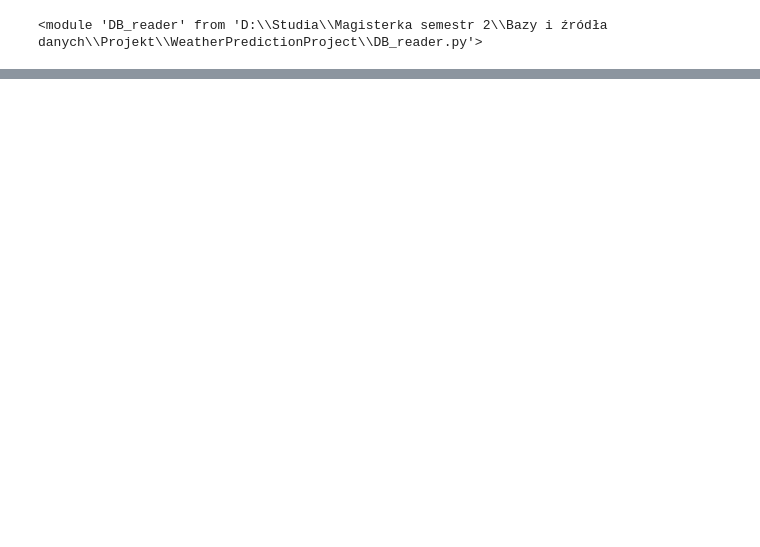
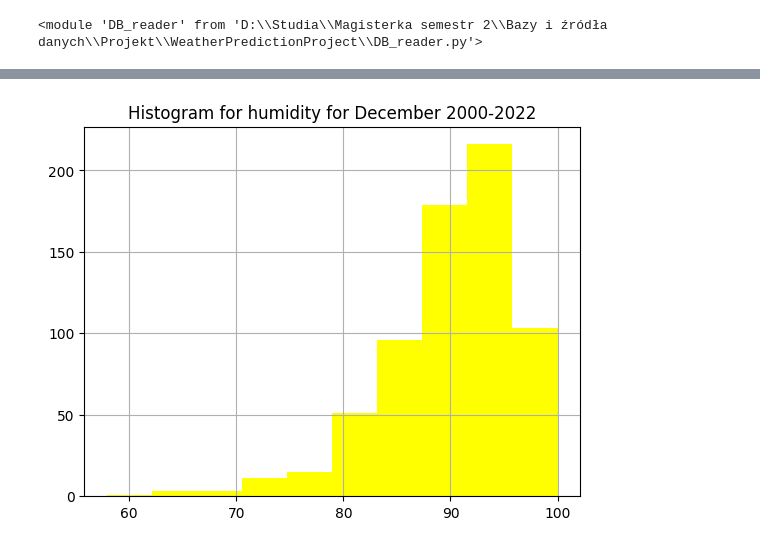
Before and after one commit to JankowRepo/WeatherPredictionProject, a Jupyter notebook: DB_Operations.ipynb, the cells around one changed output, grey strips where cells are left out. Drawn from its saved outputs; the diff is of its cells as text; code cells hidden in the pictures; blank space fills up the shorter version.

```diff
--- a/DB_Operations.ipynb
+++ b/DB_Operations.ipynb
@@ -22,0 +42,3 @@ Weather requestUrl=https://weather.visualcrossing.com/VisualCrossingWebServices/
+# %%
+dfdecemberhumidity = pd.read_sql("""SELECT * FROM public."decemberhumidity" """, con=connection)
+dfdecemberhumidity.head()
@@ -22,0 +52,6 @@ Weather requestUrl=https://weather.visualcrossing.com/VisualCrossingWebServices/
+# %%
+dfdecemberhumidity["humidity"].hist(color='yellow')
+plt.title('Histogram for humidity for December 2000-2022')
+plt.show()
+# %% [output]
+[figure, added]
```
Also changed, not shown: parts of 8 cells of this notebook.
